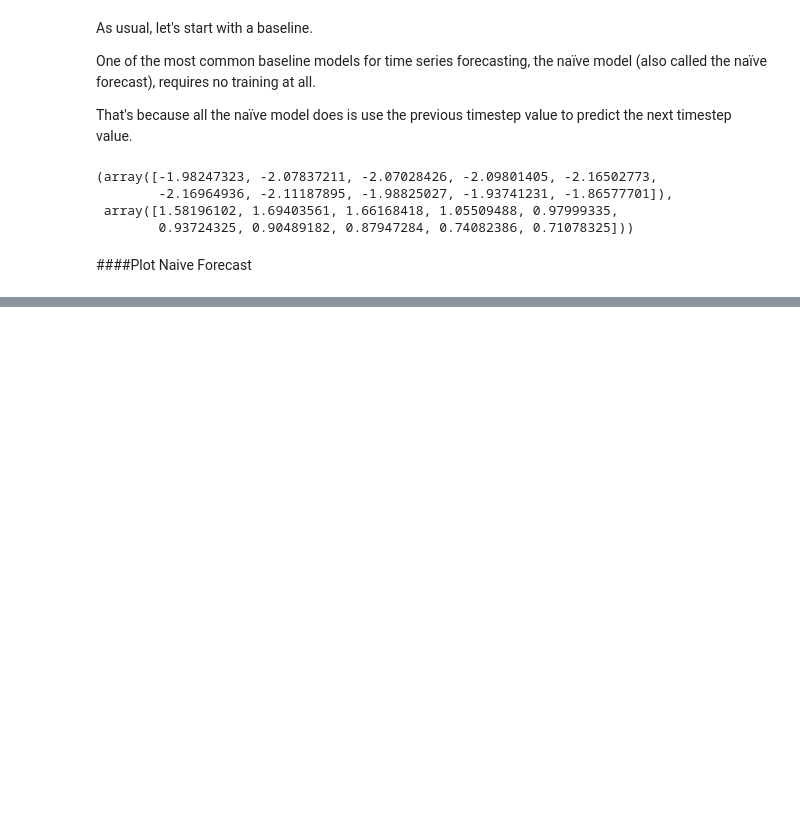
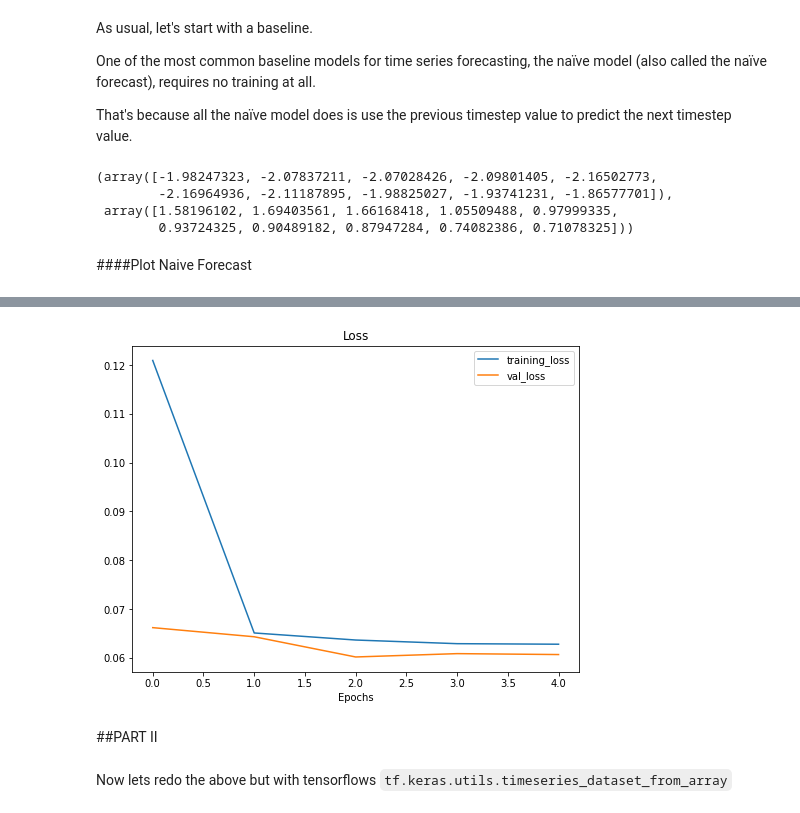
Before and after one commit to Forpee/time-series-practice-0, a Jupyter notebook: main.ipynb, the cells around one changed output, grey strips where cells are left out. Cells and saved outputs as stored; diff of their text form; code cells hidden in the pictures; blank space fills up the shorter version.

Commit message:
PART I complete

```diff
--- a/main.ipynb
+++ b/main.ipynb
@@ -267,0 +370,12 @@ naive_forecast[:10], naive_forecast[-10:] # View frist 10 and last 10
+# %%
+from tensorflow.keras import layers
+
+model_0 = tf.keras.Sequential([
+  layers.Dense(32, activation='relu'),
+  layers.Dense(32, activation='relu'),
+  layers.Dense(HORIZON)
+])
+
+model_0.compile(loss='mae',
+                optimizer=tf.optimizers.Adam(),
+                metrics=['mae'])
@@ -267,0 +476,28 @@ naive_forecast[:10], naive_forecast[-10:] # View frist 10 and last 10
+# %%
+# Plot the validation and training data separately
+def plot_loss_curves(history):
+  """
+  Returns separate loss curves for training and validation metrics.
+  """
+  loss = history.history['loss']
+  val_loss = history.history['val_loss']
+
+  # accuracy = history.history['accuracy']
+  # val_accuracy = history.history['val_accuracy']
+
+  epochs = range(len(history.history['loss']))
+
+  # Plot loss
+  plt.plot(epochs, loss, label='training_loss')
+  plt.plot(epochs, val_loss, label='val_loss')
+  plt.title('Loss')
+  plt.xlabel('Epochs')
+  plt.legend()
+# %%
+plot_loss_curves(history_0)
+# %% [output]
+[figure, added]
+# %% [markdown]
+##PART II
+# %% [markdown]
+Now lets redo the above but with tensorflows `tf.keras.utils.timeseries_dataset_from_array`
```
Also changed, not shown: parts of 28 cells of this notebook.
